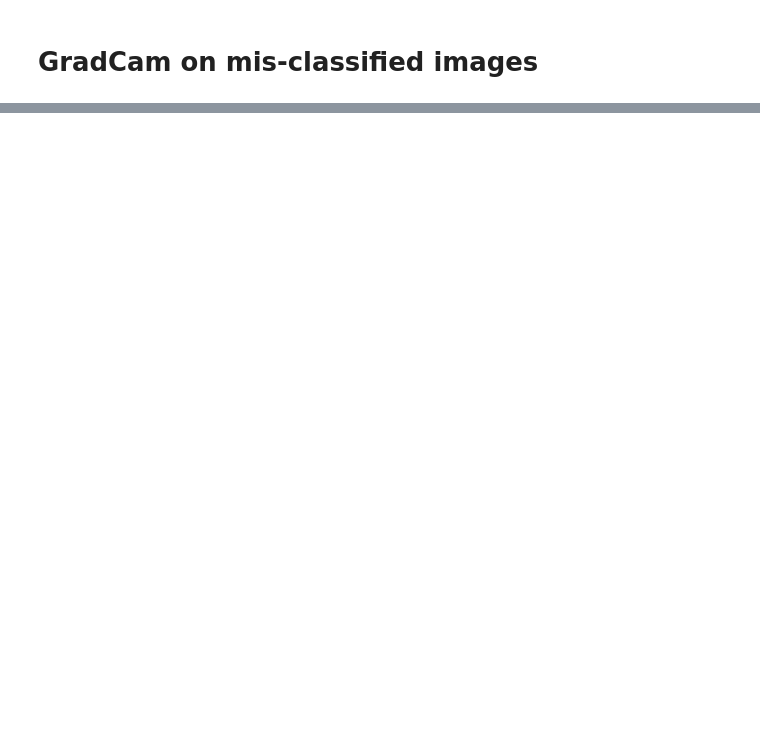
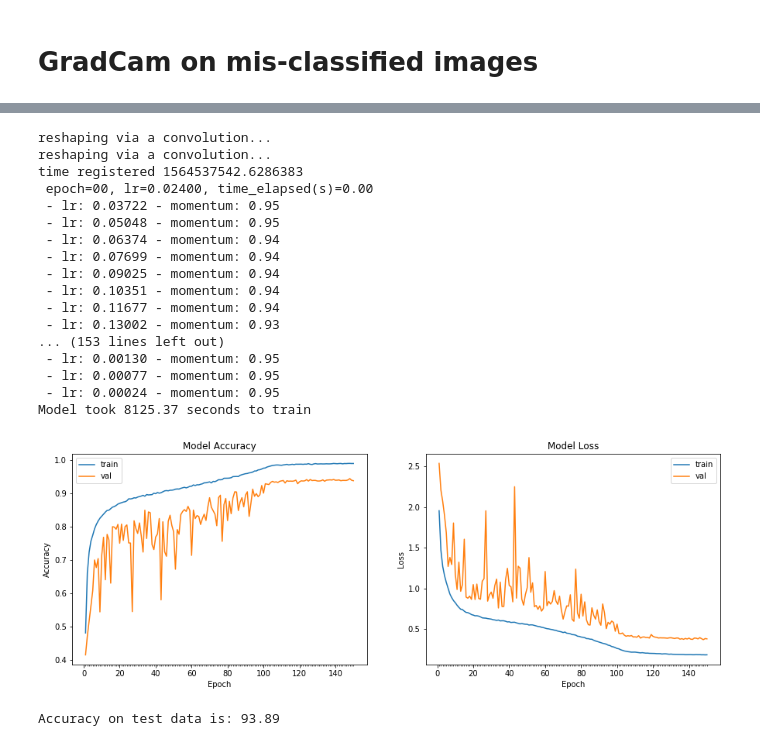
Before and after one commit to selfishhari/EVP, a Jupyter notebook: Assignment_13/assignment_13.ipynb, the cells around one changed output, grey strips where cells are left out. Saved outputs shown, nothing was run; the diff lists cells and outputs as text; code cells hidden in the pictures; blank space fills up the shorter version.

Commit message:
updated with tta- 94% an 95% for 50 and 150 epochs

```diff
--- a/Assignment_13/assignment_13.ipynb
+++ b/Assignment_13/assignment_13.ipynb
@@ -597,0 +648,79 @@ plot_figures(figures, 5, 5)
+# %%
+class showLR( Callback ) :
+    """
+    Callbacks to show learning rate and time elapsed from 1st epoch
+    """
+    time = time.time()
+
+    def on_epoch_begin(self, epoch, logs=None):
+        if epoch == 0:
+          self.time = time.time()
+
+          print("time registered", self.time)
+
+        current_time = time.time()
+
+        time_taken = current_time - self.time
+        lr = float(K.get_value(self.model.optimizer.lr))
+
+        if epoch % 10 == 0:
+          print(" epoch={:02d}, lr={:.5f}, time_elapsed(s)={:.2f}".format( epoch, lr, time_taken))
+# %%
+epochs = 150
+
+lr_manager = OneCycleLR( max_lr = max_lr, batch_size = bs, samples = train_features.shape[0],
+                        end_percentage=end_percentage, scale_percentage=None,
+                        maximum_momentum=max_m, minimum_momentum=base_m)
+
+filepath = "assignment_13_150epochs_eva.hdf5"
+
+checkpoint = ModelCheckpoint(filepath, monitor='val_acc', verbose=0, save_best_only=True, mode='max')
+
+sgd = optimizers.SGD(lr=base_lr,  momentum=0.9, decay=decayrate)
+
+showlr = showLR()
+
+model = resnet.ResNet18((train_features.shape[1], train_features.shape[2], train_features.shape[3]), 10)
+
+model.compile(optimizer=sgd, loss='categorical_crossentropy', metrics=['accuracy'])
+
+# train the model
+start = time.time()
+
+test_iterator = datagen_test.flow(test_features, test_labels, batch_size = bs, shuffle = False)
+
+model_info = model.fit_generator(datagen.flow(train_features, train_labels, batch_size = bs),
+                                 samples_per_epoch = int(train_features.shape[0]), nb_epoch = epochs,
+                                 validation_data = test_iterator,
+                                 validation_steps = len(test_iterator),
+                                 callbacks=[checkpoint, lr_manager, showlr] ,verbose=0)
+
+end = time.time()
+print ("Model took %0.2f seconds to train"%(end - start))
+
+# plot model history
+plot_model_history(model_info)
+
+model.load_weights(filepath)
+# compute test accuracy
+print ("Accuracy on test data is: %0.2f"%accuracy(test_iterator, model))
+# %% [output]
+reshaping via a convolution...
+reshaping via a convolution...
+time registered 1564537542.6286383
+ epoch=00, lr=0.02400, time_elapsed(s)=0.00
+ - lr: 0.03722 - momentum: 0.95
+ - lr: 0.05048 - momentum: 0.95
+ - lr: 0.06374 - momentum: 0.94
+ - lr: 0.07699 - momentum: 0.94
+ - lr: 0.09025 - momentum: 0.94
+ - lr: 0.10351 - momentum: 0.94
+ - lr: 0.11677 - momentum: 0.94
+ - lr: 0.13002 - momentum: 0.93
+... (153 lines left out)
+ - lr: 0.00130 - momentum: 0.95
+ - lr: 0.00077 - momentum: 0.95
+ - lr: 0.00024 - momentum: 0.95
+Model took 8125.37 seconds to train
+[figure, added]
+Accuracy on test data is: 93.89
```
Also changed, not shown: parts of 17 cells of this notebook.
